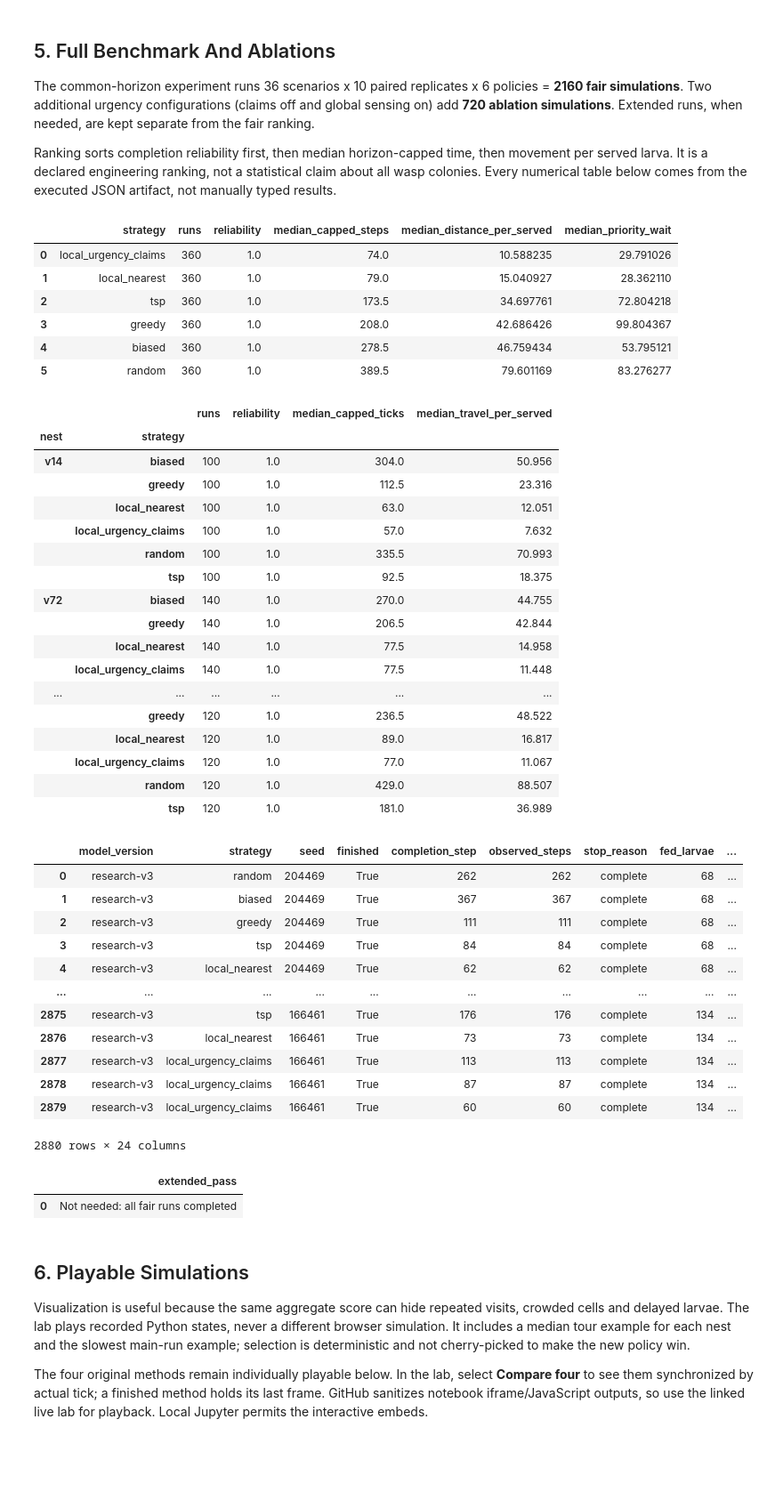
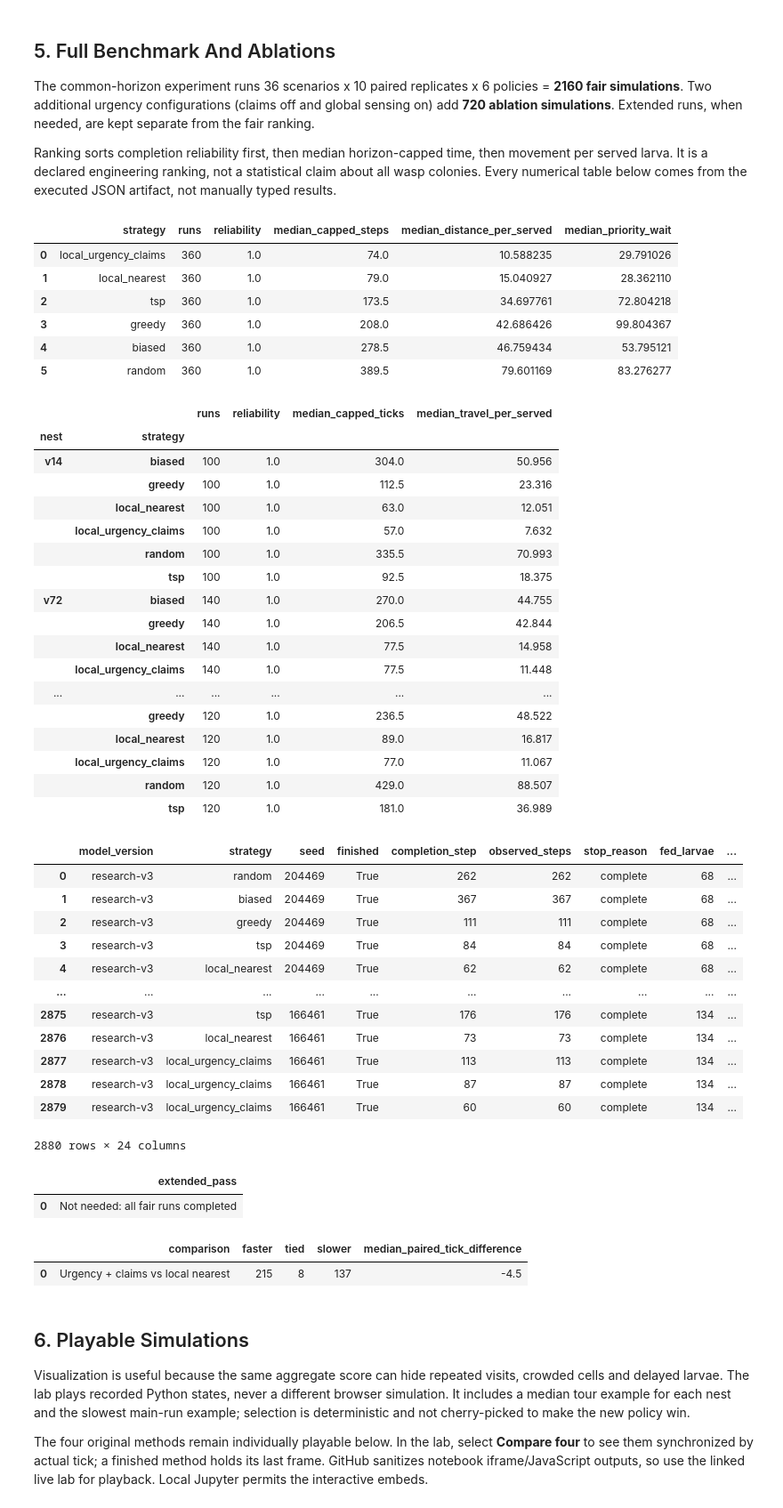
Before and after one commit to hemu77/Bio-Inspired-Routing-Optimization-in-Social-Wasps, a Jupyter notebook: final_analysis_v3.ipynb, the cells around one changed output. Shown at 89% size. Saved outputs shown, nothing was run; the diff lists cells and outputs as text; code cells hidden in the pictures; blank space fills up the shorter version.

```diff
--- a/final_analysis_v3.ipynb
+++ b/final_analysis_v3.ipynb
@@ -165,6 +172,13 @@ display(fair.groupby(['nest', 'strategy']).agg(
 display(runs)
 extended = pd.DataFrame(report['extended'])
 display(extended if not extended.empty else pd.DataFrame({'extended_pass': ['Not needed: all fair runs completed']}))
+
+# Pair the same scenario and seed; an aggregate median can hide policy reversals.
+paired = fair.pivot(index=['scenario', 'replicate'], columns='strategy', values='observed_steps')
+delta = paired['local_urgency_claims'] - paired['local_nearest']
+display(pd.DataFrame([{'comparison': 'Urgency + claims vs local nearest',
+    'faster': int((delta < 0).sum()), 'tied': int((delta == 0).sum()),
+    'slower': int((delta > 0).sum()), 'median_paired_tick_difference': delta.median()}]))
 # %% [output]
 |  | strategy | runs | reliability | median_capped_steps | median_distance_per_served | median_priority_wait |
 | 0 | local_urgency_claims | 360 | 1.0 | 74.0 | 10.588235 | 29.791026 |
@@ -179,33 +193,35 @@ display(extended if not extended.empty else pd.DataFrame({'extended_pass': ['Not
 |  | greedy | 100 | 1.0 | 112.5 | 23.316 |
 |  | local_nearest | 100 | 1.0 | 63.0 | 12.051 |
 |  | local_urgency_claims | 100 | 1.0 | 57.0 | 7.632 |
 |  | random | 100 | 1.0 | 335.5 | 70.993 |
 |  | tsp | 100 | 1.0 | 92.5 | 18.375 |
 | v72 | biased | 140 | 1.0 | 270.0 | 44.755 |
 |  | greedy | 140 | 1.0 | 206.5 | 42.844 |
 |  | local_nearest | 140 | 1.0 | 77.5 | 14.958 |
 |  | local_urgency_claims | 140 | 1.0 | 77.5 | 11.448 |
 | ... | ... | ... | ... | ... | ... |
 |  | greedy | 120 | 1.0 | 236.5 | 48.522 |
 |  | local_nearest | 120 | 1.0 | 89.0 | 16.817 |
 |  | local_urgency_claims | 120 | 1.0 | 77.0 | 11.067 |
 |  | random | 120 | 1.0 | 429.0 | 88.507 |
 |  | tsp | 120 | 1.0 | 181.0 | 36.989 |
 |  | model_version | strategy | seed | finished | completion_step | observed_steps | stop_reason | fed_larvae | ... |
 | 0 | research-v3 | random | 204469 | True | 262 | 262 | complete | 68 | ... |
 | 1 | research-v3 | biased | 204469 | True | 367 | 367 | complete | 68 | ... |
 | 2 | research-v3 | greedy | 204469 | True | 111 | 111 | complete | 68 | ... |
 | 3 | research-v3 | tsp | 204469 | True | 84 | 84 | complete | 68 | ... |
 | 4 | research-v3 | local_nearest | 204469 | True | 62 | 62 | complete | 68 | ... |
 | ... | ... | ... | ... | ... | ... | ... | ... | ... | ... |
 | 2875 | research-v3 | tsp | 166461 | True | 176 | 176 | complete | 134 | ... |
 | 2876 | research-v3 | local_nearest | 166461 | True | 73 | 73 | complete | 134 | ... |
 | 2877 | research-v3 | local_urgency_claims | 166461 | True | 113 | 113 | complete | 134 | ... |
 | 2878 | research-v3 | local_urgency_claims | 166461 | True | 87 | 87 | complete | 134 | ... |
 | 2879 | research-v3 | local_urgency_claims | 166461 | True | 60 | 60 | complete | 134 | ... |
 2880 rows × 24 columns
 |  | extended_pass |
 | 0 | Not needed: all fair runs completed |
+|  | comparison | faster | tied | slower | median_paired_tick_difference |
+| 0 | Urgency + claims vs local nearest | 215 | 8 | 137 | -4.5 |
 # %% [markdown]
 ## 6. Playable Simulations
 Visualization is useful because the same aggregate score can hide repeated visits,
```
Also changed, not shown: parts of 2 cells of this notebook, 36 other files.
